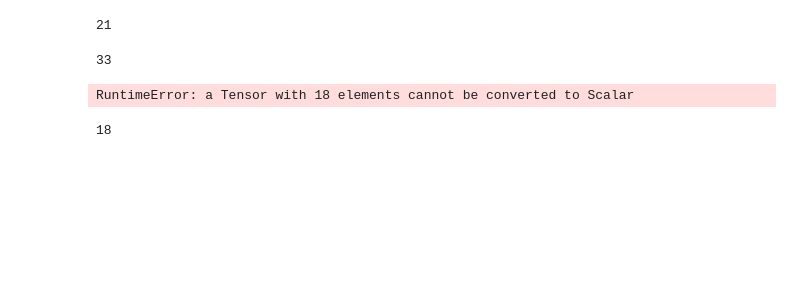
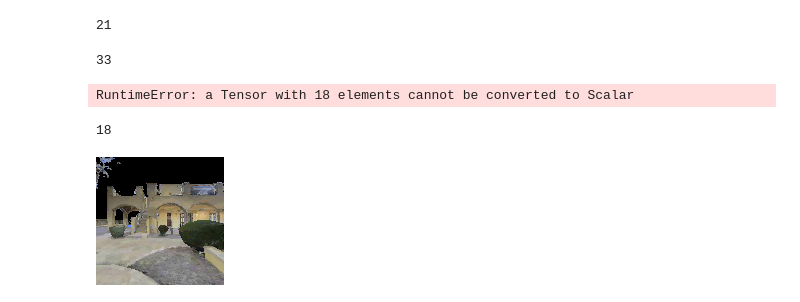
Before and after one commit to YZyongzhang/yongzhang-s, a Jupyter notebook: test_val_foundation.ipynb, the cells around one changed output. Saved outputs shown, nothing was run; the diff lists cells and outputs as text; code cells hidden in the pictures; blank space fills up the shorter version.

```diff
--- a/test_val_foundation.ipynb
+++ b/test_val_foundation.ipynb
@@ -82,0 +70,12 @@ len(data['obs']) / 3
+# %%
+import pickle
+with open('val_loader.pkl' , 'rb') as f:
+    data = pickle.load(f)
+# %%
+for batch in data:
+    batch_visual, batch_audio, batch_action , batch_angle = batch
+    break
+# %%
+Image.fromarray((batch_visual[12].numpy() * 255).astype(np.uint8))
+# %% [output]
+[figure, added]
```
Also changed, not shown: parts of 4 cells of this notebook, 11 other files.
